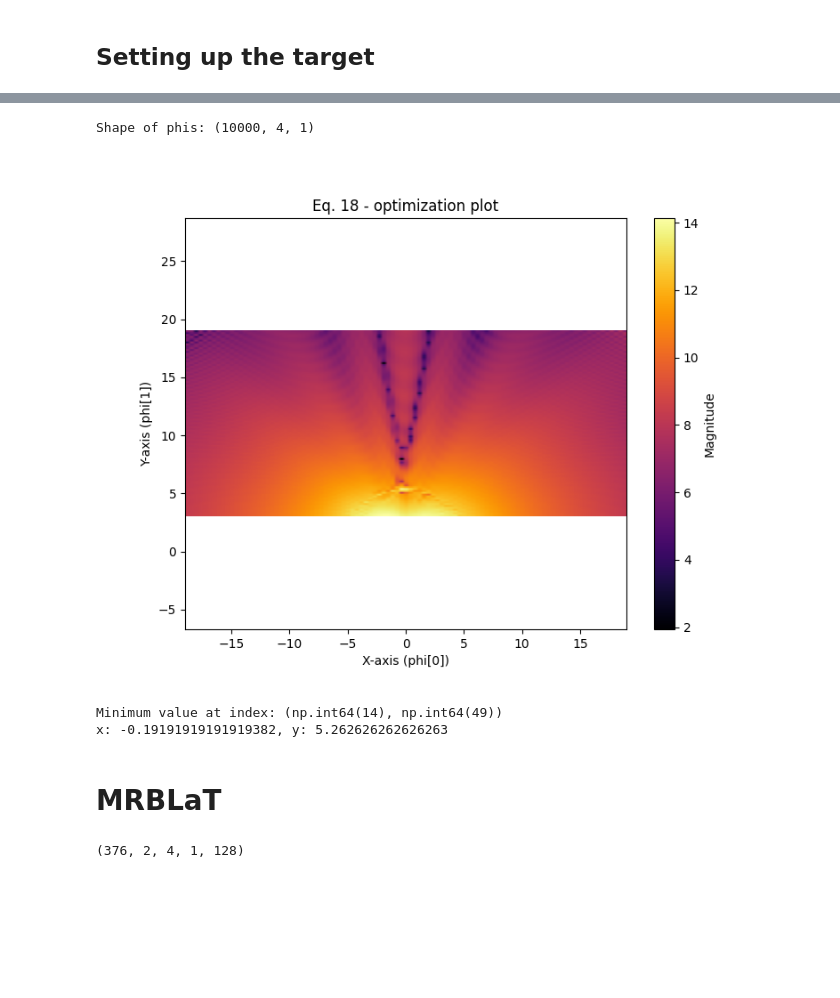
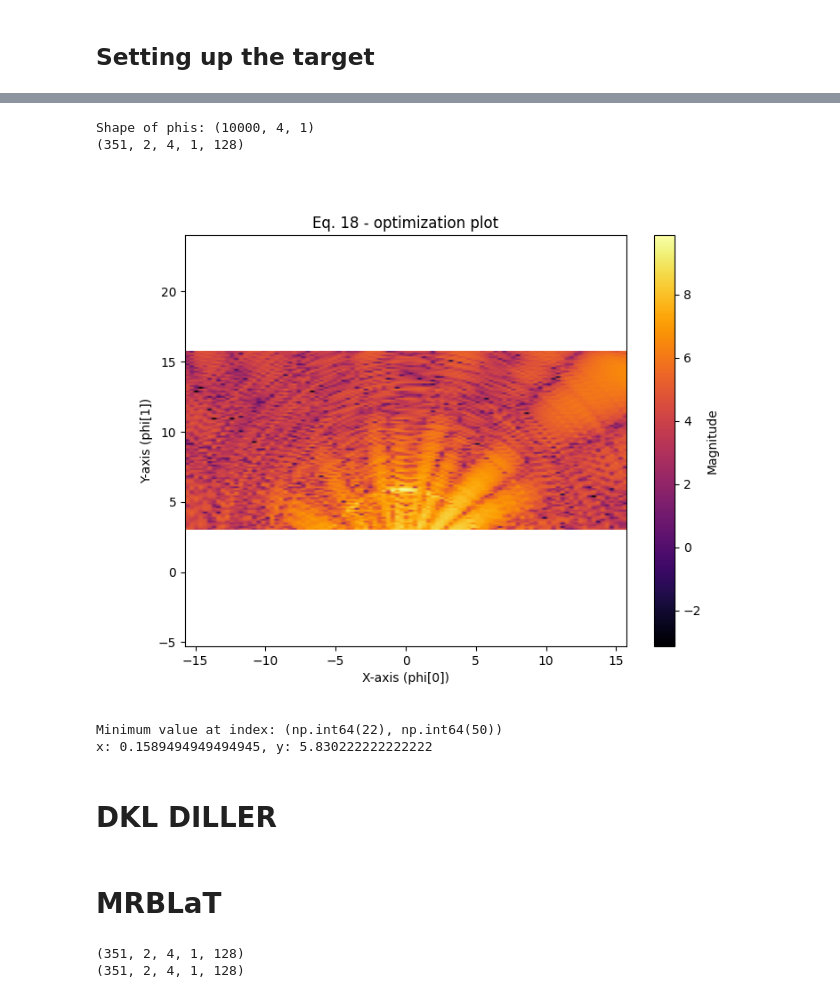
Before and after one commit to RHIMMELAND/MMARS, a Jupyter notebook: examples/real_MRBLaT_test.ipynb, the cells around one changed output, grey strips where cells are left out. Saved outputs shown, nothing was run; the diff lists cells and outputs as text; code cells hidden in the pictures; blank space fills up the shorter version.

```diff
--- a/examples/real_MRBLaT_test.ipynb
+++ b/examples/real_MRBLaT_test.ipynb
@@ -14,10 +14,13 @@ import mmars
 # %% [output]
 c:\Users\rasmu\Documents\GitHub\MMARS
 # %%
-start_idx = 50
+start_idx = 75
 real_radar_data_file_01 = h5py.File(r"C:\Users\rasmu\Documents\GitHub\MMARS\mmars\realRadarFiles\RADARPC02____SU_STREIGHT_UP_R02_W_DRONE____02_Apr_2025_15_50_18_976942.mat")#,'r')
 real_radar_data_01 = real_radar_data_file_01['IQreal'][:,0,:,:,:].T[:,:,:,np.newaxis,:] + 1.j*real_radar_data_file_01['IQimag'][:,0,:,:,:].T[:,:,:,np.newaxis,:]
 real_radar_data_01 = real_radar_data_01[start_idx:]/(2**16)
+
+background = np.loadtxt(r"C:\Users\rasmu\Documents\GitHub\MMARS\mmars\background\RADARPC02__Background_SU_TEST_mean_1024.txt", dtype=np.complex128)
+background = background/(2**16)
 # %%
 real_radar_data_struct_01 = real_radar_data_file_01['dataStruct']
 wavelength = 3e8/(real_radar_data_struct_01["StartFrequency"][0,0]*1e9)
@@ -30,7 +33,7 @@ real_radar_parameters_01 = { "position": np.array([[0,0]]),
                             "transmitPower": 6,
                             "gain": 10**(30/10),
                             "radarCrossSection": 1,
-                            "standardDeviation": 3.98e-5,
+                            "standardDeviation": 4.44e-5,
                             "wavelength": wavelength,
                             "f_carrier": real_radar_data_struct_01["StartFrequency"][0,0]*1e9
                         }
@@ -60,18 +63,16 @@ real_target_ground_truth = real_target_model.get_trajectory()
 idx = 0
 gt_idx_bias = 0
 fig, ax = plt.subplots(1, 1, figsize=(10, 5))
-data_fourier = np.fft.fft(real_radar_data_01[idx,:,:,0,:],axis=-1)
-data_fourier[:,:,:10] = 1e-3
-data_fourier[:,:,-20:] = 1e-3
-data_fourier = data_fourier.flatten()
-ax.plot((np.abs(data_fourier)))
+data_fourier = np.fft.fft(real_radar_data_01[:,:,:,0,:],axis=-1)[:,:,:,np.newaxis,:]
+ax.plot((np.real(data_fourier[idx].flatten()-background)), label='FFT data - w.o. background', color='b')
+# ax.plot((np.real(data_fourier[idx].flatten())), label='FFT data', color='c', linestyle='--')
 radar_model_1.generate_S_signal(target_x=real_target_ground_truth[0][idx+start_idx+gt_idx_bias],target_y=real_target_ground_truth[1][idx+start_idx+gt_idx_bias])
 print(real_target_ground_truth[1][idx+start_idx+gt_idx_bias])
-ax.plot(np.abs(radar_model_1.get_S_signal.flatten()))
+ax.plot(np.real(radar_model_1.get_S_signal.flatten()), label='S-signal')
 for radar_bin in np.linspace(0,1024,8,endpoint=False):
     ax.axvline(x=[radar_bin], color='r', linestyle='--')
 ax.set_title("FFT of the received signal (all tx-rx pairs)")
 ax.set_xlabel("FFT bins")
 ax.set_ylabel("Amplitude")
-plt.legend(["Real Radar Data", "Simulated Radar Data", "Tx-Rx pair beginning"])
+plt.legend()
 # %% [output]
@@ -101,8 +98,8 @@ mrblatcomp = mmars.MRBLaT_Functions(radar_model_1.get_parameters)
 
 gridsize = 100
 
-x_values = np.linspace(-19, 19, gridsize)  # 0 to 50 (inclusive)
-y_values = np.linspace(3, 19, gridsize)
+x_values = np.linspace(-15.736, 15.736, gridsize)  # 0 to 50 (inclusive)
+y_values = np.linspace(3, 15.736, gridsize)
 
 X, Y = np.meshgrid(x_values, y_values)
 
@@ -117,37 +114,39 @@ print(f"Shape of phis: {phis.shape}")  # Expected: (2500, 4, 1)
 
 result = []
 
-# fft_data = np.abs(np.fft.fft(real_radar_data_01[0,:,:,0,:],axis=-1).flatten())
-# print(fft_data.shape)  # Expected: (128,)
+print(data_fourier.shape)  # Expected: (128,)
 for i in tqdm(range(len(phis))):
-    result.append(mrblatcomp.D_KL(phis[i,:,0], cheated_radar_data[idx].flatten(), real_target_ground_truth[0][start_idx+gt_idx_bias], real_target_ground_truth[1][start_idx+gt_idx_bias], (1,1,1,1), False))
+    result.append(mrblatcomp.D_KL(phis[i,:,0], data_fourier[idx].flatten(), 0, 1, (1,1,1,1), False))
 # %% [output]
 Shape of phis: (10000, 4, 1)
+(351, 2, 4, 1, 128)
 # %%
 # Compute the magnitude (ignoring phi[2] and phi[3])
 #magnitudes = np.sqrt(phis[:, 0, 0]**2 + phis[:, 1, 0]**2)
 
 # Reshape to 2D (51x51) for heatmap plotting
 heatmap = np.array(result).reshape(gridsize, gridsize)
 
 # Plot the heatmap
 plt.figure(figsize=(8, 6))
-plt.imshow(np.log(np.abs(heatmap[1:,1:])), origin='lower', extent=[-19, 19, 3, 19], cmap='inferno')#, aspect='auto')
+plt.imshow(np.log(np.abs(heatmap[1:,1:])), origin='lower', extent=[-15.736, 15.736, 3, 15.736], cmap='inferno')#, aspect='auto')
 plt.colorbar(label="Magnitude")
 plt.xlabel("X-axis (phi[0])")
 plt.ylabel("Y-axis (phi[1])")
 plt.title("Eq. 18 - optimization plot")
 plt.axis('equal')
 plt.show()
 
 min_index = np.argmin(heatmap)
 min_index_2d = np.unravel_index(min_index, heatmap.shape)
 x_min = x_values[min_index_2d[1]]
 y_min = y_values[min_index_2d[0]]
 
 print(f"Minimum value at index: {min_index_2d}")
 print(f"x: {x_min}, y: {y_min}")
 # %% [output]
-[figure, old version]
+[figure, new version]
-Minimum value at index: (np.int64(14), np.int64(49))
-x: -0.19191919191919382, y: 5.262626262626263
+Minimum value at index: (np.int64(22), np.int64(50))
+x: 0.1589494949494945, y: 5.830222222222222
+# %% [markdown]
+# DKL DILLER
@@ -156,8 +169,10 @@ x: -0.19191919191919382, y: 5.262626262626263
 # %%
 print(real_radar_data_01.shape)
 intial_guess = np.array([[real_target_ground_truth[0][start_idx+gt_idx_bias]], [real_target_ground_truth[1][start_idx+gt_idx_bias]], [real_target_ground_truth[2][start_idx+gt_idx_bias]], [real_target_ground_truth[3][start_idx+gt_idx_bias]]])
-intial_guess = np.array([[-0.19191919191919382], [5.262626262626263], [0], [0]])
-real_single_radar = mmars.Tracking([cheated_radar_data], [real_radar_parameters_01], intial_guess)
+intial_guess = np.array([[0], [6], [0], [0]])
+print(data_fourier.shape)
+real_single_radar = mmars.Tracking([data_fourier], [real_radar_parameters_01], intial_guess)
 # %% [output]
-(376, 2, 4, 1, 128)
+(351, 2, 4, 1, 128)
+(351, 2, 4, 1, 128)
 # %%
```
Also changed, not shown: parts of 7 cells of this notebook, 7 other files.
